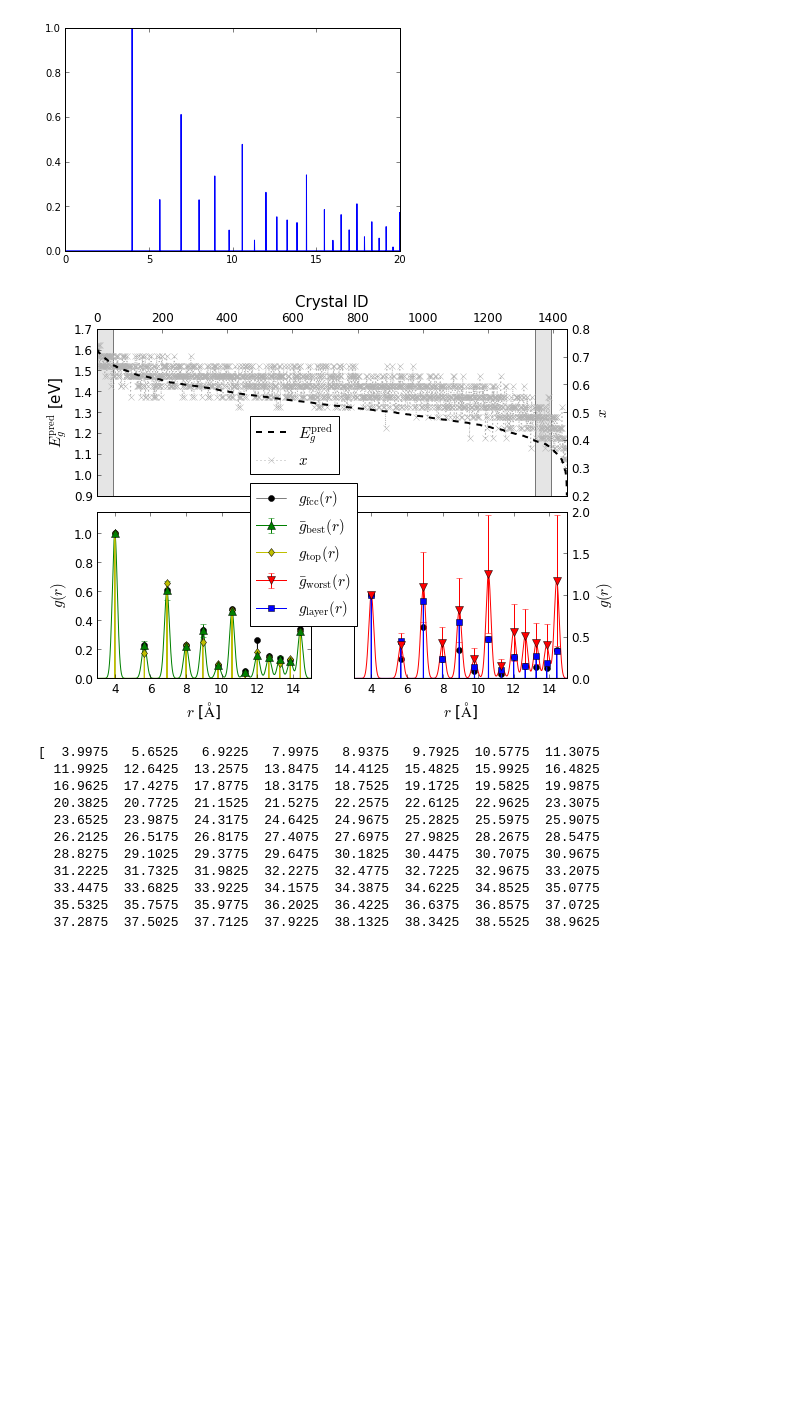
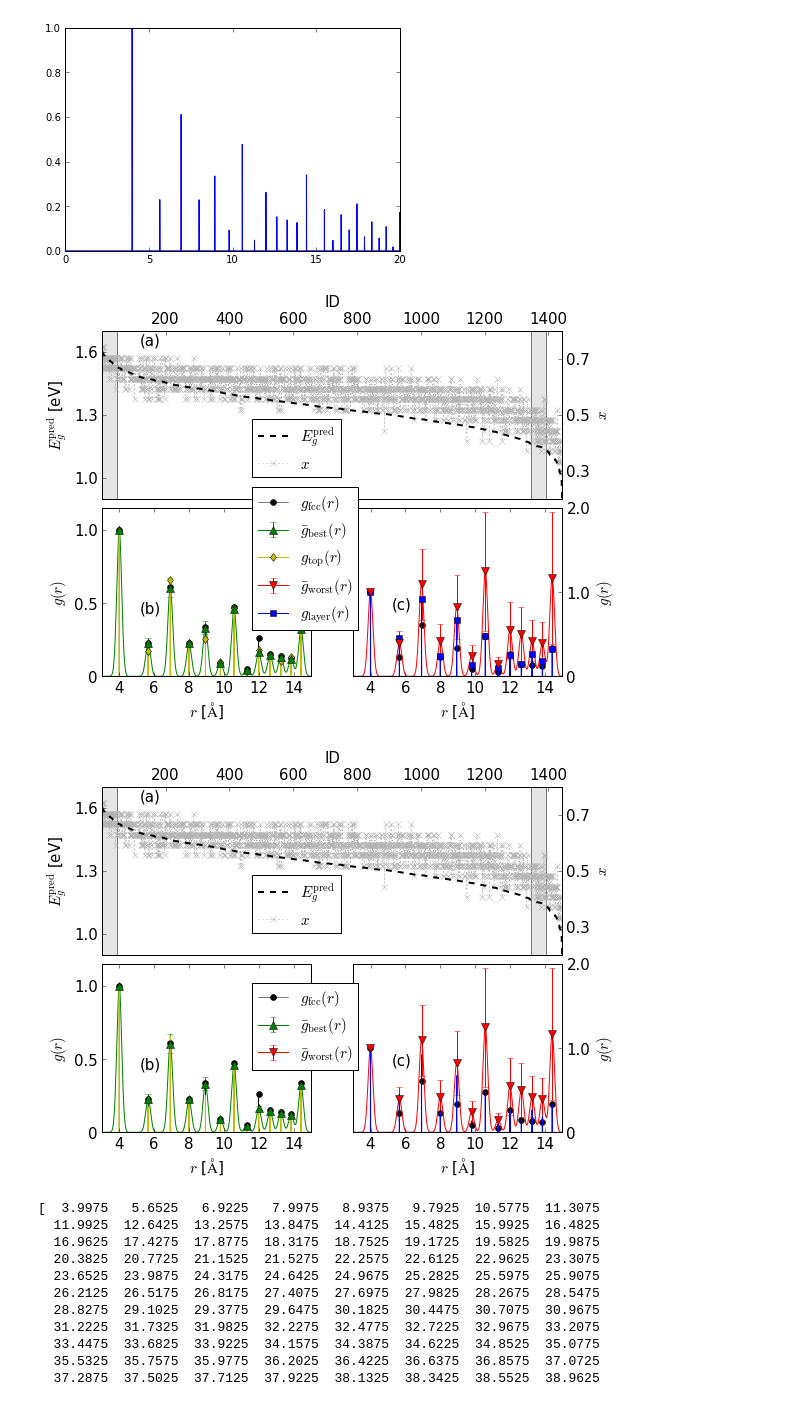
Before and after one commit to SamKChang/20170406_alchemy_optimization, a Jupyter notebook: analysis/analysis_optPlot.ipynb, the cells around one changed output. Cells and saved outputs as stored; diff of their text form; code cells hidden in the pictures; blank space fills up the shorter version.

```diff
--- a/analysis/analysis_optPlot.ipynb
+++ b/analysis/analysis_optPlot.ipynb
@@ -448,7 +479,7 @@ print a, b
 0.701536438068 0.281408040036
 [figure]
 # %%
-entries_x = opt_log.list(has_data=True, order='descent')[:20]
+entries_x = opt_log.list(has_data=True, order='descent')[:10]
 
 qtk.setting.quiet = True
 e_true = []
@@ -824,7 +845,7 @@ gr_GaAl_bad_04 = get_gr_all(-100, -50, ['Ga','Al'], log04)
 from matplotlib.font_manager import FontProperties
 fontP = FontProperties()
 fontP.set_size('small')
-def population_plot_v2(log):
+def population_plot_v2(log, top=True):
 
     Eg, sorted_x = population_data(log)
 
@@ -868,7 +889,7 @@ def population_plot_v2(log):
     for ax in [ax1, ax1up]:
         ax.xaxis.set_label_position('top')
         ax.xaxis.tick_top()
-        ax.set_xlabel('Crystal ID', fontsize=15)
+        ax.set_xlabel('ID', fontsize=15)
         ax.xaxis.set_tick_params(labelsize=12)
         ax.yaxis.set_tick_params(labelsize=12)
     ax1.set_ylabel(r'$x$', fontsize=15)
@@ -900,46 +921,73 @@ def population_plot_v2(log):
     gr_plot(ax2, gr_GaAl_top, 'g', '^', r'$g(r)$')
     gr_plot(ax3, gr_GaAl_bad, 'r', 'v', r'$g(r)$')
     ax2.plot(x, y_top, color='y')
-    ax2.plot(x_ref_sparse, y_top[y_layer>0], ls='', marker='d', color='y')
     ax3.plot(x, y_layer, color='b')
-    ax3.plot(x_ref_sparse, y_layer[y_layer>0], ls='', marker='s', color='b')
+
+    if top:
+        ax2.plot(x_ref_sparse, y_top[y_layer>0], ls='', marker='d', color='y')
+        ax3.plot(x_ref_sparse, y_layer[y_layer>0], ls='', marker='s', color='b')
 
     ax2.set_ylim(0,1.15)
     #ax3.set_ylim(-12,18) # for worst 50
     ax3.set_ylim(0,2)
     ax3.yaxis.set_label_position('right')
     ax3.yaxis.tick_right()
 
     def make_legend(ax):
 #         ax.plot([100,101], [100,101], color='b', lw=2, label = r'$E_g$')
 #         ax.plot([100,101], [100,101], color='0.3', marker='x', ls=':', label = r'$x$')
         ax.plot([100,101], [100,101], color='k', marker='o', lw=0.5, label = r'$g_{\mathrm{fcc}}(r)$')
         ax.errorbar([100,101], [100,101], yerr = [1,1], color='g', marker='^', markersize=8,
                 label = r'$\bar{g}_{\mathrm{best}}(r)$')
-        ax.errorbar([100,101], [100,101], color='y', marker='d', label=r'$g_{\rm top}(r)$')
+        if top:
+            ax.errorbar([100,101], [100,101], color='y', marker='d', label=r'$g_{\rm top}(r)$')
         ax.errorbar([100,101], [100,101], yerr = [1,1], color='r', marker='v', markersize=8,
                 label = r'$\bar{g}_{\mathrm{worst}}(r)$')
-        ax.errorbar([100,101], [100,101], color='b', marker='s', label=r'$g_{\rm layer}(r)$')
+        if top:
+            ax.errorbar([100,101], [100,101], color='b', marker='s', label=r'$g_{\rm layer}(r)$')
 
 
 
 
         return ax
 
     ax1.plot([100,101], [100,101], color='k', lw=2, label = r'$E_g^{\mathrm{pred}}$', ls='--')
     ax1.plot([100,101], [100,101], color='0.7', marker='x', ls=':', label = r'$x$')
     ax = make_legend(ax1up)
     ax1.legend(loc=(0.325, 0.13), numpoints=1, fontsize=15)
-    ax.legend(loc=(0.325, -0.78), numpoints=1, fontsize=15)
+    if top:
+        ax.legend(loc=(0.325, -0.78), numpoints=1, fontsize=15)
+    else:
+        ax.legend(loc=(0.325, -0.68), numpoints=1, fontsize=15)
 
+    ax1up.text(120,1.63,'(a)',bbox=dict(fc="w",ec="w", pad=0), fontsize=15)
+    ax2.text(5.2,0.43,'(b)',bbox=dict(fc="w",ec="w", pad=0), fontsize=15)
+    ax3.text(5.2,0.8,'(c)',bbox=dict(fc="w",ec="w", pad=0), fontsize=15)
+
+    ax1.set_xticks(range(200,1500,200))
+    ax1.set_xticklabels(range(200,1500,200), fontsize=15)
+    ax1.set_yticks([0.3, 0.5, 0.7])
+    ax1.set_yticklabels([0.3, 0.5, 0.7], fontsize=15)
+    ax1up.set_xticks(range(200,1500,200))
+    ax1up.set_xticklabels(range(200,1500,200), fontsize=15)
+    ax1up.set_yticks(np.arange(1.0, 1.8,0.3))
+    ax1up.set_yticklabels(np.arange(1.0, 1.8,0.3), fontsize=15)
+    ax2.set_xticklabels(range(2, 15, 2), fontsize=15)
+    ax3.set_xticklabels(range(2, 15, 2), fontsize=15)
+    ax2.set_yticks([0, 0.5, 1.0])
+    ax2.set_yticklabels([0, 0.5, 1.0], fontsize=15)
+    ax3.set_yticks([0, 1.0, 2.0])
+    ax3.set_yticklabels([0, 1.0, 2.0], fontsize=15)
 
     plt.tight_layout(0.3)
     return fig
 
 fig = population_plot_v2(log01)
+fig = population_plot_v2(log01, False)
 fig.savefig('opt_population.pdf')
 # %% [output]
-[figure, old version]
+[figure, new version]
+[figure, added]
 # %%
 print x[y_ref>0]
 # %% [output]
```
Also changed, not shown: parts of 6 cells of this notebook, 2 other files.
